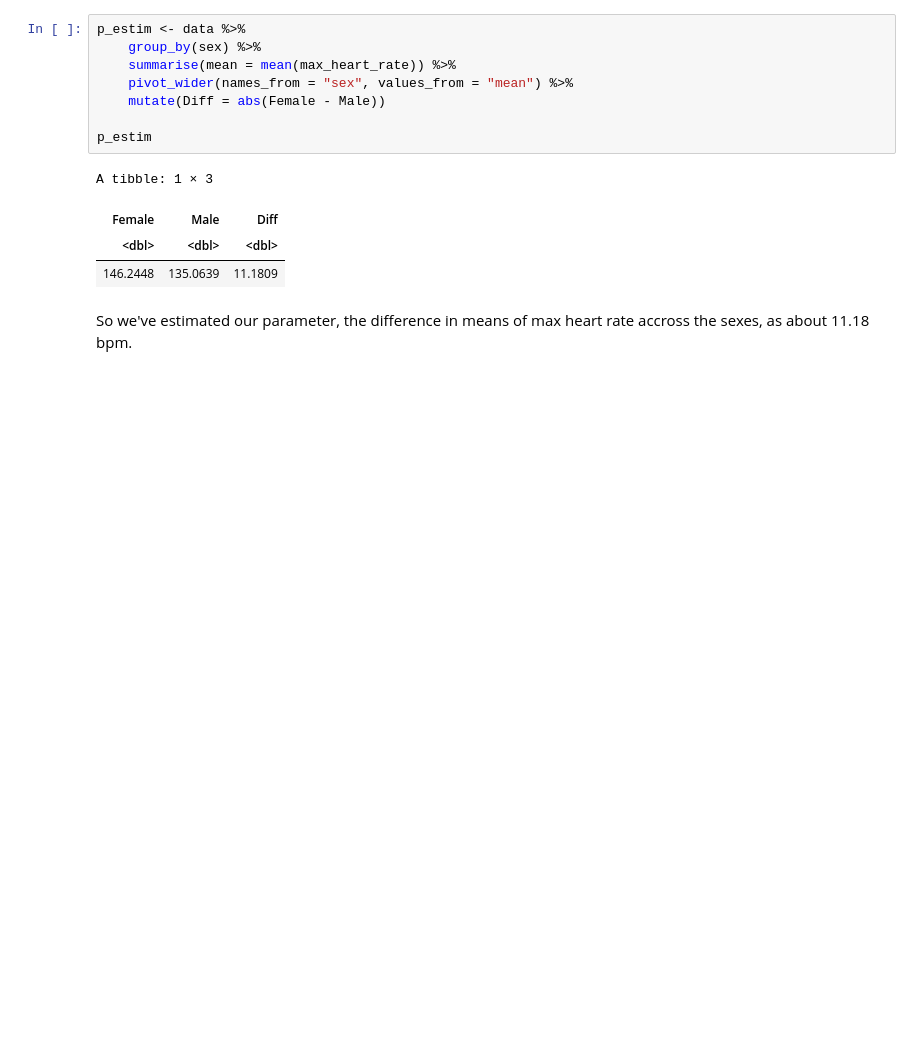
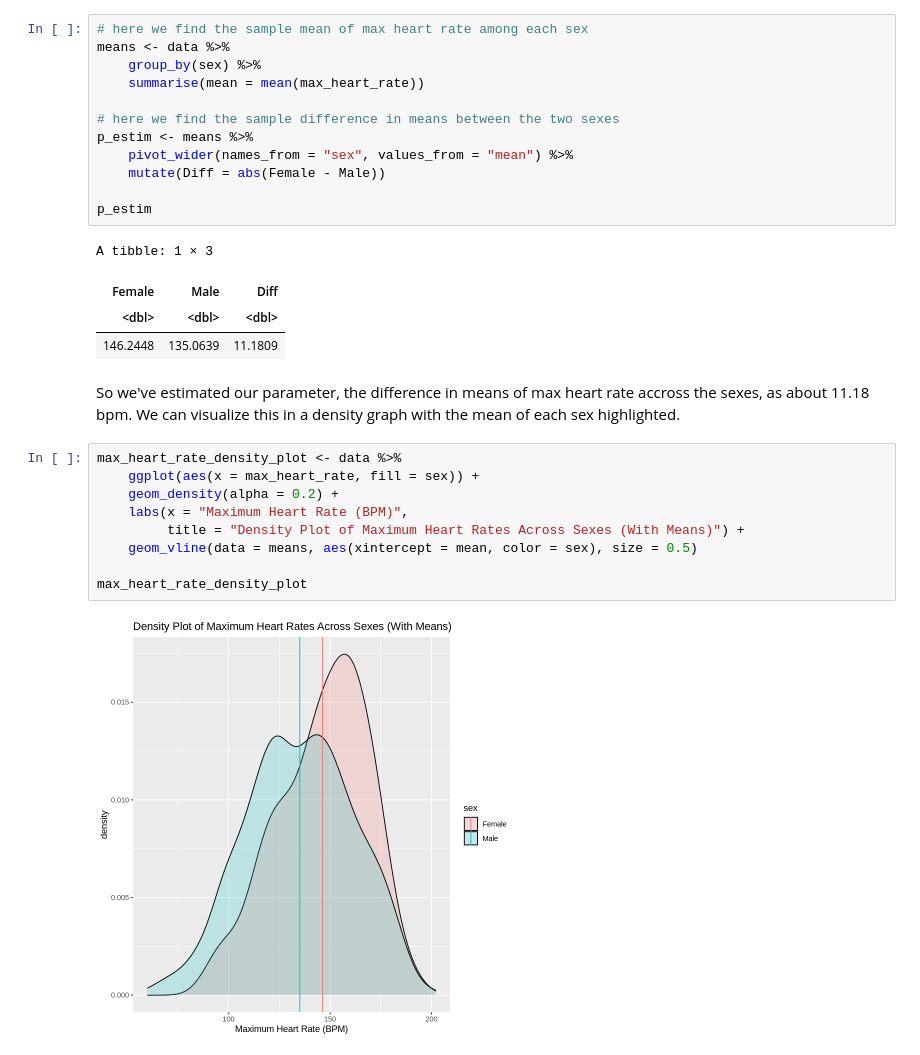
Before and after one commit to glenren/stat_201_group_47, a Jupyter notebook: project_proposal.ipynb, the cells around one changed output. Cells and saved outputs as stored; diff of their text form; blank space fills up the shorter version.

```diff
--- a/project_proposal.ipynb
+++ b/project_proposal.ipynb
@@ -75,9 +65,13 @@ max_heart_rate_plot
 # %% [markdown]
 We can also estimate our parameter by finding the mean of each sex, and then finding the difference between the two means.
 # %%
-p_estim <- data %>%
+# here we find the sample mean of max heart rate among each sex
+means <- data %>%
     group_by(sex) %>%
-    summarise(mean = mean(max_heart_rate)) %>%
+    summarise(mean = mean(max_heart_rate))
+
+# here we find the sample difference in means between the two sexes
+p_estim <- means %>%
     pivot_wider(names_from = "sex", values_from = "mean") %>%
     mutate(Diff = abs(Female - Male))
 
@@ -88,7 +82,18 @@ A tibble: 1 × 3
 | <dbl> | <dbl> | <dbl> |
 | 146.2448 | 135.0639 | 11.1809 |
 # %% [markdown]
-So we've estimated our parameter, the difference in means of max heart rate accross the sexes, as about 11.18 bpm.
+So we've estimated our parameter, the difference in means of max heart rate accross the sexes, as about 11.18 bpm. We can visualize this in a density graph with the mean of each sex highlighted.
+# %%
+max_heart_rate_density_plot <- data %>%
+    ggplot(aes(x = max_heart_rate, fill = sex)) +
+    geom_density(alpha = 0.2) +
+    labs(x = "Maximum Heart Rate (BPM)",
+         title = "Density Plot of Maximum Heart Rates Across Sexes (With Means)") +
+    geom_vline(data = means, aes(xintercept = mean, color = sex), size = 0.5)
+
+max_heart_rate_density_plot
+# %% [output]
+[figure, added]
 # %% [markdown]
 ### Methods: Planning
 
```
Also changed, not shown: parts of 5 cells of this notebook.
